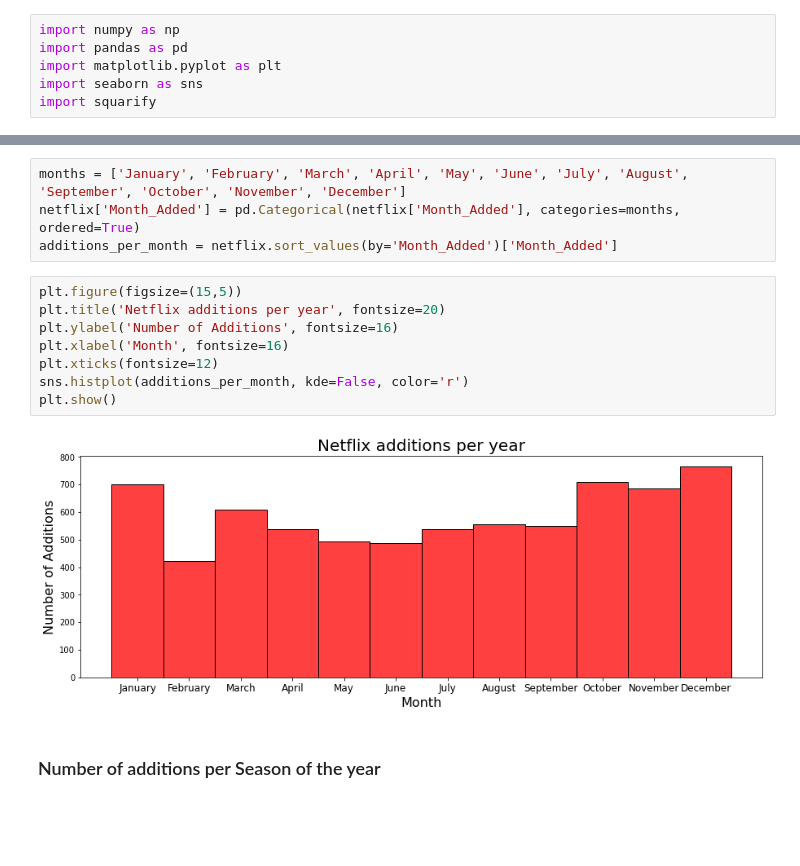
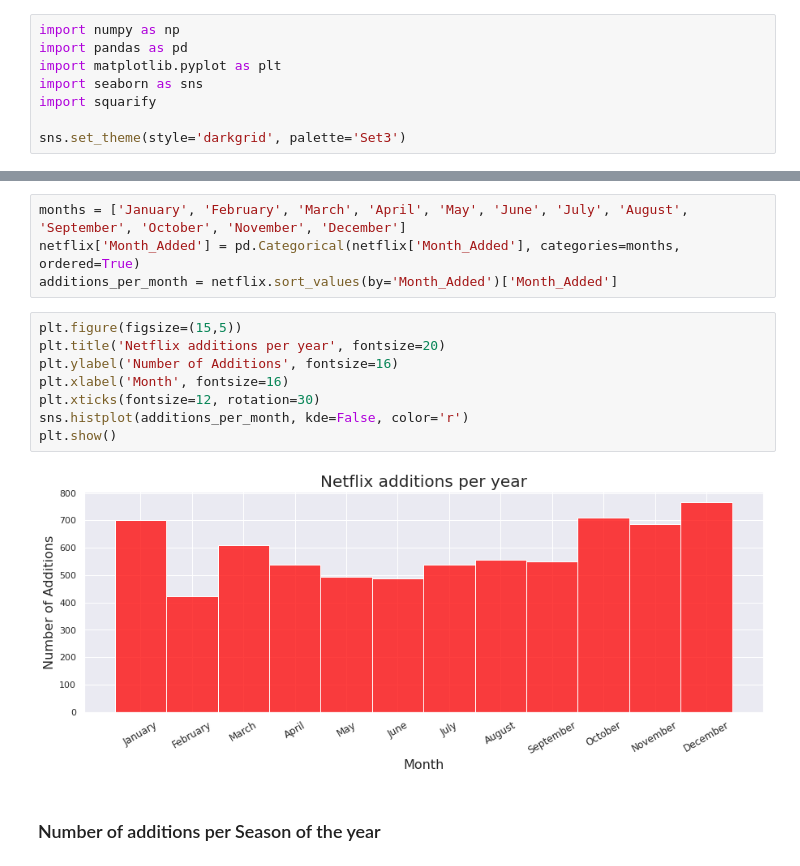
Before and after one commit to kimurarh/netflix-analysis, a Jupyter notebook: Netflix-Analysis.ipynb, the cells around one changed output, grey strips where cells are left out. Drawn from its saved outputs; the diff is of its cells as text; blank space fills up the shorter version.

```diff
--- a/Netflix-Analysis.ipynb
+++ b/Netflix-Analysis.ipynb
@@ -10,6 +10,8 @@ import pandas as pd
 import matplotlib.pyplot as plt
 import seaborn as sns
 import squarify
+
+sns.set_theme(style='darkgrid', palette='Set3')
 # %% [markdown]
 # Loading and checking dataset
 # %%
@@ -322,13 +324,13 @@ additions_per_month = netflix.sort_values(by='Month_Added')['Month_Added']
 # %%
 plt.figure(figsize=(15,5))
 plt.title('Netflix additions per year', fontsize=20)
 plt.ylabel('Number of Additions', fontsize=16)
 plt.xlabel('Month', fontsize=16)
-plt.xticks(fontsize=12)
+plt.xticks(fontsize=12, rotation=30)
 sns.histplot(additions_per_month, kde=False, color='r')
 plt.show()
 # %% [output]
-[figure, old version]
+[figure, new version]
 # %% [markdown]
 ### Number of additions per Season of the year
 # %%
```
Also changed, not shown: parts of 21 cells of this notebook.
